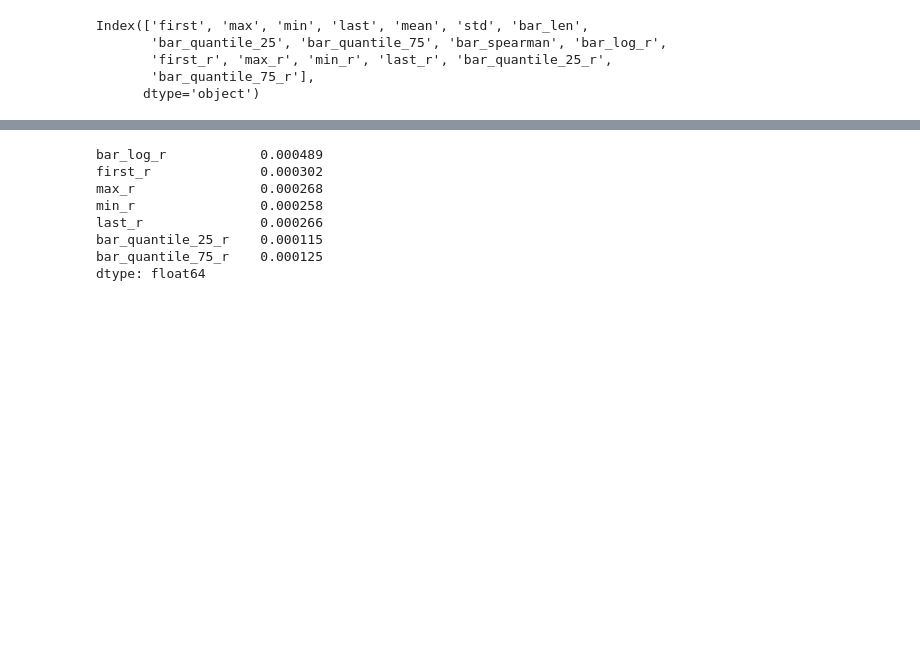
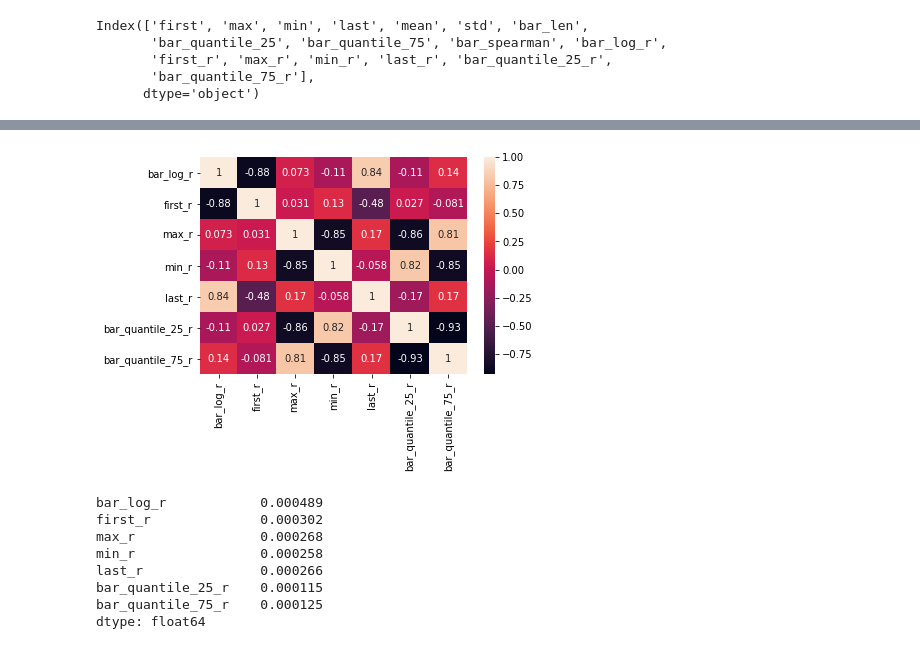
Before and after one commit to sinusgamma/bars_with_deep_learning, a Jupyter notebook: ts_bars.ipynb, the cells around one changed output, grey strips where cells are left out. Cells and saved outputs as stored; diff of their text form; code cells hidden in the pictures; blank space fills up the shorter version.

```diff
--- a/ts_bars.ipynb
+++ b/ts_bars.ipynb
@@ -256 +281,5 @@ Index(['first', 'max', 'min', 'last', 'mean', 'std', 'bar_len',
+# %%
+sns.heatmap(df_5m[['bar_log_r', 'first_r', 'max_r', 'min_r', 'last_r', 'bar_quantile_25_r', 'bar_quantile_75_r']].corr(method='pearson'), annot=True);
+# %% [output]
+[figure, added]
 # %%
```
Also changed, not shown: parts of 11 cells of this notebook.
